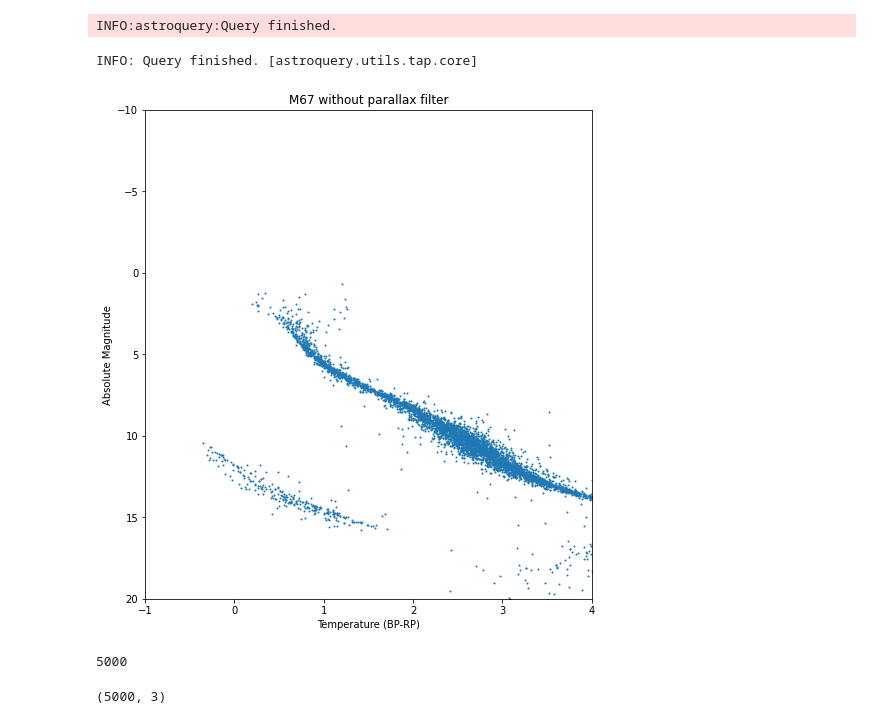
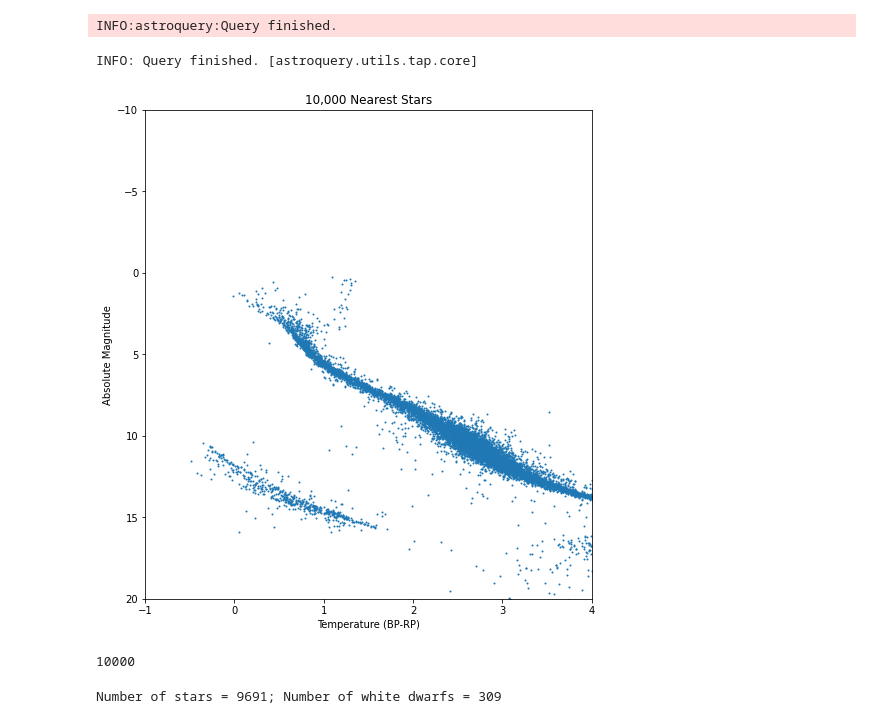
Before and after one commit to tamojeetroychowdhury/Facial-Expression-Recognition, a Jupyter notebook: Week-1/Logistic_Regression_Gaia_Data.ipynb, the cells around one changed output. Saved outputs shown, nothing was run; the diff lists cells and outputs as text; code cells hidden in the pictures.

```diff
--- a/Week-1/Logistic_Regression_Gaia_Data.ipynb
+++ b/Week-1/Logistic_Regression_Gaia_Data.ipynb
@@ -31,49 +31,46 @@ from sklearn import datasets
 from sklearn.preprocessing import StandardScaler
 from sklearn.model_selection import train_test_split
 # %%
-#Nearest 5000 stars
-query = '''select top 5000 g.source_id, g.parallax, g.phot_g_mean_mag, g.phot_bp_mean_mag, phot_rp_mean_mag,
+#Nearest 10000 stars
+query = '''select top 10000 g.source_id, g.parallax, g.phot_g_mean_mag, g.phot_bp_mean_mag, phot_rp_mean_mag,
 h.classprob_dsc_combmod_star as star_prob, h.classprob_dsc_combmod_whitedwarf as wd_prob
 from gaiadr3.gaia_source as g, gaiadr3.astrophysical_parameters as h
 where g.source_id = h.source_id
 and g.source_id is not null and g.parallax is not null and g.phot_g_mean_mag is not null and g.phot_bp_mean_mag is not null
 and g.phot_rp_mean_mag is not null
 and h.classprob_dsc_combmod_star is not null
 and h.classprob_dsc_combmod_whitedwarf is not null
 and g.parallax > 10
 and g.parallax_over_error > 100
 order by g.parallax desc'''
 
 job = Gaia.launch_job_async(query)
 r = job.get_results()
 
 appmags = r['phot_g_mean_mag']
 dist = 1000*np.reciprocal(r['parallax'])
 
 abmags = appmags + 5 - 5*np.log10(dist)
-#temps = r['teff_gspphot']
 g = r['phot_bp_mean_mag'] - r['phot_rp_mean_mag']
 
 
 plt.figure(figsize=(8,9))
 plt.scatter(g,abmags,s=1)
 plt.ylim(-10,20)
-#plt.xlim(1000,30000)
 plt.xlim(-1,4)
-#plt.gca().invert_xaxis()
 plt.gca().invert_yaxis()
 plt.xlabel('Temperature (BP-RP)')
 plt.ylabel('Absolute Magnitude')
-plt.title('M67 without parallax filter')
+plt.title('10,000 Nearest Stars')
 plt.show()
 # %% [output]
 INFO:astroquery:Query finished.
 INFO: Query finished. [astroquery.utils.tap.core]
-[figure, old version]
+[figure, new version]
 # %%
 len(r)
 # %% [output]
-5000
+10000
 # %%
 X = []
 y = []
@@ -85,10 +82,10 @@ for i in range(len(r)):
     y.append(1)
 X = np.array(X)
 y = np.array(y)
-# %%
-X.shape
-# %% [output]
-(5000, 3)
+# %%
+print(f'Number of stars = {list(y).count(0)}; Number of white dwarfs = {list(y).count(1)}')
+# %% [output]
+Number of stars = 9691; Number of white dwarfs = 309
 # %%
 # 0) Prepare data
 
```
Also changed, not shown: parts of 3 cells of this notebook.
